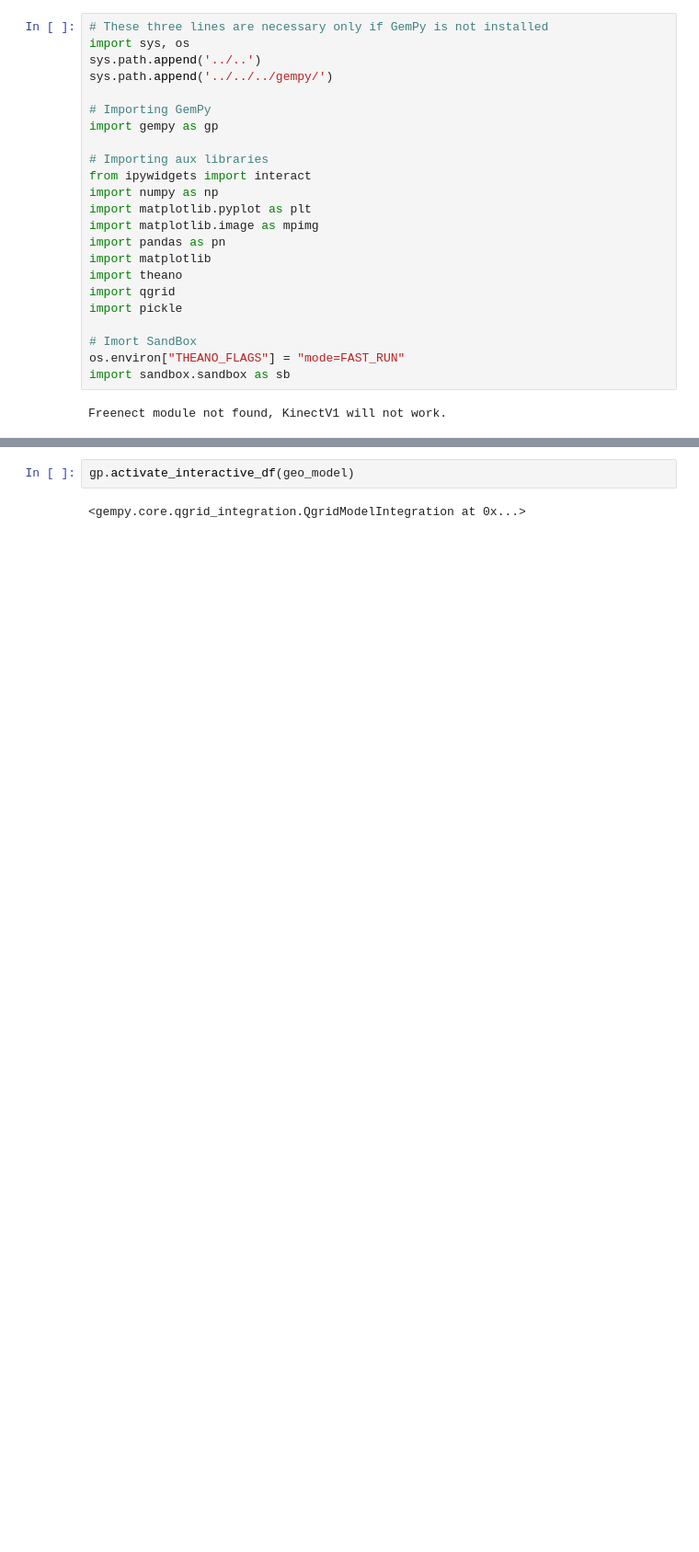
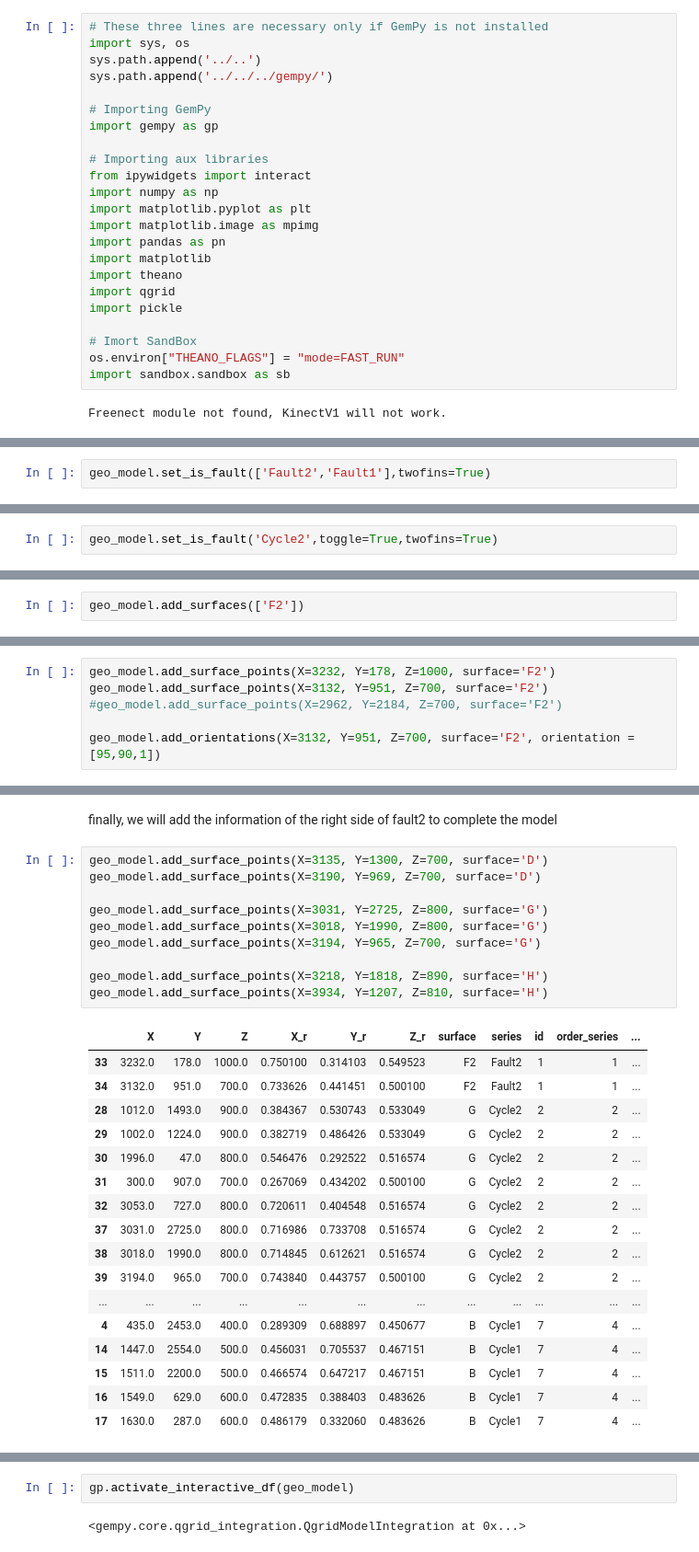
Before and after one commit to cgre-aachen/open_AR_Sandbox, a Jupyter notebook: notebooks/prototypes/model_construction_sandbox_Qgrid.ipynb, the cells around one changed output, grey strips where cells are left out. Shown at 92% size. Saved outputs shown, nothing was run; the diff lists cells and outputs as text; blank space fills up the shorter version.

```diff
--- a/notebooks/prototypes/model_construction_sandbox_Qgrid.ipynb
+++ b/notebooks/prototypes/model_construction_sandbox_Qgrid.ipynb
@@ -107,0 +460,2 @@ Fault colors changed. If you do not like this behavior, set change_color to Fals
+# %%
+geo_model.set_is_fault(['Fault2','Fault1'],twofins=True)
@@ -107,0 +469,2 @@ Fault colors changed. If you do not like this behavior, set change_color to Fals
+# %%
+geo_model.set_is_fault('Cycle2',toggle=True,twofins=True)
@@ -107,0 +486,2 @@ Fault colors changed. If you do not like this behavior, set change_color to Fals
+# %%
+geo_model.add_surfaces(['F2'])
@@ -107,0 +510,6 @@ Fault colors changed. If you do not like this behavior, set change_color to Fals
+# %%
+geo_model.add_surface_points(X=3232, Y=178, Z=1000, surface='F2')
+geo_model.add_surface_points(X=3132, Y=951, Z=700, surface='F2')
+#geo_model.add_surface_points(X=2962, Y=2184, Z=700, surface='F2')
+
+geo_model.add_orientations(X=3132, Y=951, Z=700, surface='F2', orientation = [95,90,1])
@@ -107,0 +547,30 @@ Fault colors changed. If you do not like this behavior, set change_color to Fals
+# %% [markdown]
+finally, we will add the information of the right side of fault2 to complete the model
+# %%
+geo_model.add_surface_points(X=3135, Y=1300, Z=700, surface='D')
+geo_model.add_surface_points(X=3190, Y=969, Z=700, surface='D')
+
+geo_model.add_surface_points(X=3031, Y=2725, Z=800, surface='G')
+geo_model.add_surface_points(X=3018, Y=1990, Z=800, surface='G')
+geo_model.add_surface_points(X=3194, Y=965, Z=700, surface='G')
+
+geo_model.add_surface_points(X=3218, Y=1818, Z=890, surface='H')
+geo_model.add_surface_points(X=3934, Y=1207, Z=810, surface='H')
+# %% [output]
+|  | X | Y | Z | X_r | Y_r | Z_r | surface | series | id | order_series | ... |
+| 33 | 3232.0 | 178.0 | 1000.0 | 0.750100 | 0.314103 | 0.549523 | F2 | Fault2 | 1 | 1 | ... |
+| 34 | 3132.0 | 951.0 | 700.0 | 0.733626 | 0.441451 | 0.500100 | F2 | Fault2 | 1 | 1 | ... |
+| 28 | 1012.0 | 1493.0 | 900.0 | 0.384367 | 0.530743 | 0.533049 | G | Cycle2 | 2 | 2 | ... |
+| 29 | 1002.0 | 1224.0 | 900.0 | 0.382719 | 0.486426 | 0.533049 | G | Cycle2 | 2 | 2 | ... |
+| 30 | 1996.0 | 47.0 | 800.0 | 0.546476 | 0.292522 | 0.516574 | G | Cycle2 | 2 | 2 | ... |
+| 31 | 300.0 | 907.0 | 700.0 | 0.267069 | 0.434202 | 0.500100 | G | Cycle2 | 2 | 2 | ... |
+| 32 | 3053.0 | 727.0 | 800.0 | 0.720611 | 0.404548 | 0.516574 | G | Cycle2 | 2 | 2 | ... |
+| 37 | 3031.0 | 2725.0 | 800.0 | 0.716986 | 0.733708 | 0.516574 | G | Cycle2 | 2 | 2 | ... |
+| 38 | 3018.0 | 1990.0 | 800.0 | 0.714845 | 0.612621 | 0.516574 | G | Cycle2 | 2 | 2 | ... |
+| 39 | 3194.0 | 965.0 | 700.0 | 0.743840 | 0.443757 | 0.500100 | G | Cycle2 | 2 | 2 | ... |
+| ... | ... | ... | ... | ... | ... | ... | ... | ... | ... | ... | ... |
+| 4 | 435.0 | 2453.0 | 400.0 | 0.289309 | 0.688897 | 0.450677 | B | Cycle1 | 7 | 4 | ... |
+| 14 | 1447.0 | 2554.0 | 500.0 | 0.456031 | 0.705537 | 0.467151 | B | Cycle1 | 7 | 4 | ... |
+| 15 | 1511.0 | 2200.0 | 500.0 | 0.466574 | 0.647217 | 0.467151 | B | Cycle1 | 7 | 4 | ... |
+| 16 | 1549.0 | 629.0 | 600.0 | 0.472835 | 0.388403 | 0.483626 | B | Cycle1 | 7 | 4 | ... |
+| 17 | 1630.0 | 287.0 | 600.0 | 0.486179 | 0.332060 | 0.483626 | B | Cycle1 | 7 | 4 | ... |
```
Also changed, not shown: parts of 96 cells of this notebook, 1 other file.
